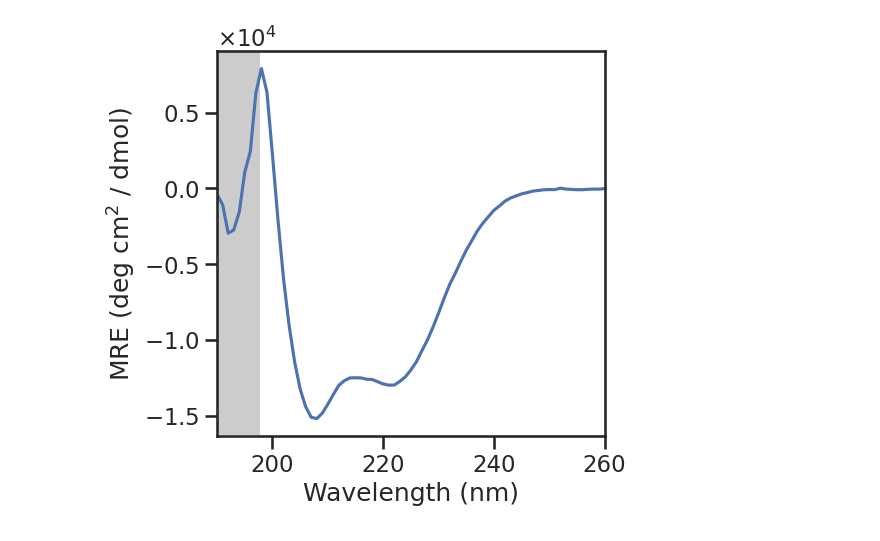
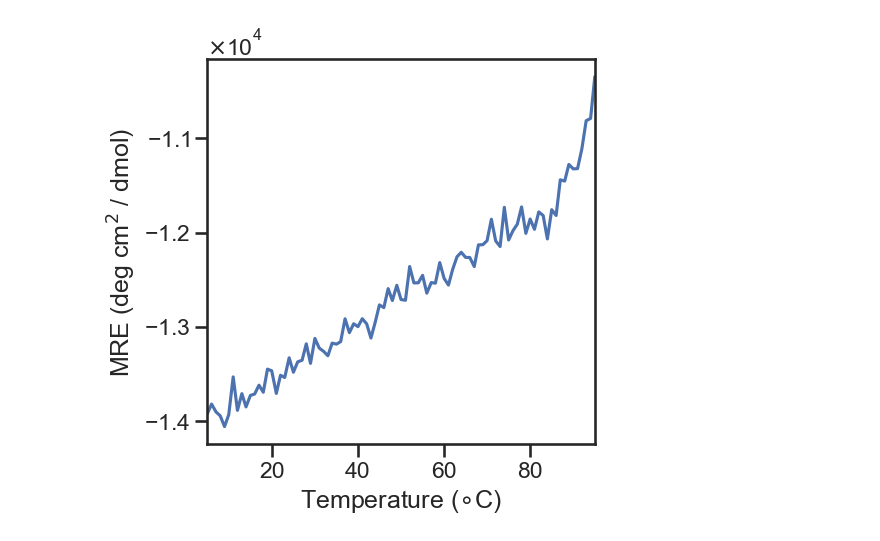
Before and after one commit to chubbj/lab_scripts, a Jupyter notebook: notebooks/circular_dichroisim_analysis.ipynb, the cells around one changed output. Cells and saved outputs as stored; diff of their text form; code cells hidden in the pictures.

```diff
--- a/notebooks/circular_dichroisim_analysis.ipynb
+++ b/notebooks/circular_dichroisim_analysis.ipynb
@@ -244,6 +336,17 @@ plotHT = False #@param {type:"boolean"}
 
 #@markdown - Show Absorbance as seperate plot.
 plotAbsorbance = False #@param {type:"boolean"}
+if plotAbsorbance:
+    assert "absorbance" in allData.columns, "Absorbance data not present in allData."
+
+#@markdown - Which data to plot?
+toPlot = "Temperature" # @param ["Spectrum", "Temperature"]
+assert toPlot in ["Spectrum", "Temperature"], "toPlot must be either 'Spectrum' or 'Temperature'"
+
+#@markdown - Fit melting curve to sigmoid?
+toFit = False #@param {type:"boolean"}
+if toFit:
+    assert toPlot == "Temperature", "Fitting only works with temperature data."
 
 #@markdown Feel free to play around with the code to get the plots how you like them!
 
@@ -256,6 +359,24 @@ plotHeights = {
     "poster": 7,
 }
 
+# drop any mre NaN rows (should coincide with blanks)
+if toPlot == "Temperature":
+
+    # drop rows were temperature is NaN
+    data_to_plot = allData.dropna(subset=["temperature_C", "mre"])
+
+    # get index of temperature column
+    x_idx = data_to_plot.columns.get_loc("temperature_C")
+
+else:
+
+    # drop rows were nanometers is NaN
+    data_to_plot = allData.dropna(subset=["nanometers", "mre"])
+
+    # get index of nanometers column
+    x_idx = data_to_plot.columns.get_loc("nanometers")
+
+
 sns.set(style="ticks", context=plotContext, rc={"figure.figsize":[plotHeights[plotContext] * plotAspect, plotHeights[plotContext]]})
 
 if plotHT and plotAbsorbance:
@@ -267,10 +388,13 @@ if plotHT and plotAbsorbance:
     abs_htPlot = plt.subplot2grid((5,2), (4,1))
 
     # make base plots
-    plotSpectrum(mrePlot, spectrumData, "mre", showHT=False)
-    plotSpectrum(absPlot, spectrumData, "absorbance_au", showHT=False)
-    plotTension(mre_htPlot, spectrumData)
-    plotTension(abs_htPlot, spectrumData)
+    y1_idx = data_to_plot.columns.get_loc("mre")
+    y2_idx = data_to_plot.columns.get_loc("absorbance")
+    y3_idx = data_to_plot.columns.get_loc("ht_v")
+    plotData(mrePlot, data_to_plot,x_idx, y1_idx, showHT=True, toFit=toFit)
+    plotData(absPlot, data_to_plot,x_idx, y2_idx, showHT=True)
+    plotData(mre_htPlot, data_to_plot, x_idx, y3_idx, showHT=False)
+    plotData(abs_htPlot, data_to_plot, x_idx, y3_idx, showHT=False)
 
     # remove unnessacary labels
     mrePlot.set(xlabel="", xticklabels=[])
@@ -283,37 +407,41 @@ elif plotHT and not plotAbsorbance:
     # setup plot grid
     mrePlot = plt.subplot2grid((5,1), (0,0), rowspan=4)
     mre_htPlot = plt.subplot2grid((5,1), (4,0))
 
     # make base plots
-    plotSpectrum(mrePlot, spectrumData, "mre", showHT=False)
-    plotTension(mre_htPlot, spectrumData)
+    y1_idx = data_to_plot.columns.get_loc("mre")
+    y2_idx = data_to_plot.columns.get_loc("ht_v")
+    plotData(mrePlot, data_to_plot,x_idx, y1_idx, showHT=True, toFit=toFit)
+    plotData(mre_htPlot, data_to_plot, x_idx, y2_idx, showHT=False)
 
     # remove unnessacary labels
     mrePlot.set(xlabel="", xticklabels=[])
 
     plt.tight_layout()
 
 elif plotAbsorbance:
 
     # setup plot grid
     mrePlot = plt.subplot2grid((1,2), (0,0))
     absPlot = plt.subplot2grid((1,2), (0,1))
 
     # make base plots
-    plotSpectrum(mrePlot, spectrumData, "mre", showHT=True)
-    plotSpectrum(absPlot, spectrumData, "absorbance_au", showHT=True)
+    y1_idx = data_to_plot.columns.get_loc("mre")
+    y2_idx = data_to_plot.columns.get_loc("absorbance")
+    plotData(mrePlot, data_to_plot,x_idx, y1_idx, showHT=True, toFit=toFit)
+    plotData(absPlot, data_to_plot,x_idx, y2_idx, showHT=True)
 
     plt.tight_layout()
 
 else:
 
     # setup plot grid
     mrePlot = plt.subplot2grid((1,1), (0,0))
 
     # make base plot
-    plotSpectrum(mrePlot, spectrumData, "mre", showHT=True)
-
+    y_idx = data_to_plot.columns.get_loc("mre")
+    plotData(mrePlot, data_to_plot,x_idx, y_idx, showHT=True, toFit=toFit)
 
 plt.show()
 # %% [output]
-[figure, old version]
+[figure, new version]
```
Also changed, not shown: parts of 4 cells of this notebook, 8 other files.
